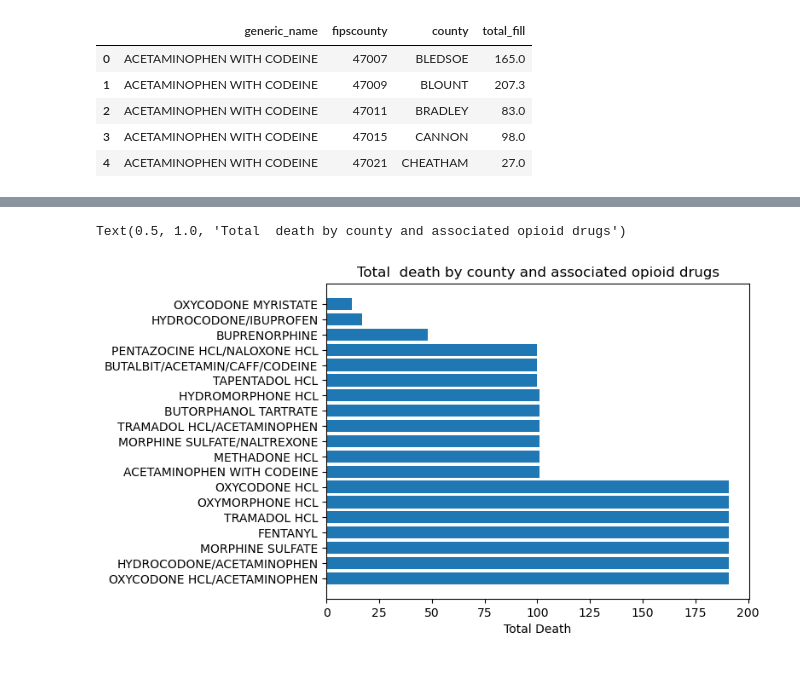
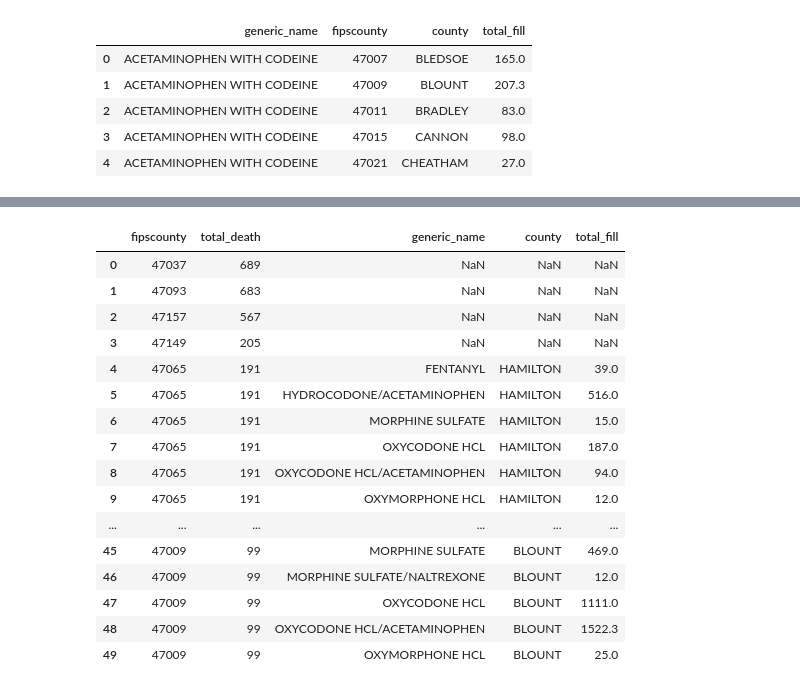
Before and after one commit to NSS-Data-Analytics-Cohort-14/prescribers-python-da14-panda_monium, a Jupyter notebook: notebooks/prescribers.ipynb, the cells around one changed output, grey strips where cells are left out. Cells and saved outputs as stored; diff of their text form; code cells hidden in the pictures.

```diff
--- a/notebooks/prescribers.ipynb
+++ b/notebooks/prescribers.ipynb
@@ -305,8 +284,27 @@ Text(0.5, 1.0, 'Total number of refill of each drug')
-# %%
-opioid_county_death = opioid_county_death.sort_values('total_death', ascending = False)
-plt.barh(opioid_county_death['generic_name'],  opioid_county_death['total_death'])
-plt.xlabel("Total Death")
-plt.title("Total  death by county and associated opioid drugs")
-# %% [output]
-Text(0.5, 1.0, 'Total  death by county and associated opioid drugs')
-[figure, removed]
+# %%
+#join the two tables to compare death by county and opioid drug usage by county
+opioid_county['fipscounty'] = opioid_county['fipscounty'].astype('int')
+opioid_county['fipscounty'] = opioid_county['fipscounty'].astype('int')
+county_opioid_death = pd.merge(left = death_county ,
+                               right = opioid_county,
+                               how = 'left',
+                               on = 'fipscounty')
+county_opioid_death.head(50)
+# %% [output]
+|  | fipscounty | total_death | generic_name | county | total_fill |
+| 0 | 47037 | 689 | NaN | NaN | NaN |
+| 1 | 47093 | 683 | NaN | NaN | NaN |
+| 2 | 47157 | 567 | NaN | NaN | NaN |
+| 3 | 47149 | 205 | NaN | NaN | NaN |
+| 4 | 47065 | 191 | FENTANYL | HAMILTON | 39.0 |
+| 5 | 47065 | 191 | HYDROCODONE/ACETAMINOPHEN | HAMILTON | 516.0 |
+| 6 | 47065 | 191 | MORPHINE SULFATE | HAMILTON | 15.0 |
+| 7 | 47065 | 191 | OXYCODONE HCL | HAMILTON | 187.0 |
+| 8 | 47065 | 191 | OXYCODONE HCL/ACETAMINOPHEN | HAMILTON | 94.0 |
+| 9 | 47065 | 191 | OXYMORPHONE HCL | HAMILTON | 12.0 |
+| ... | ... | ... | ... | ... | ... |
+| 45 | 47009 | 99 | MORPHINE SULFATE | BLOUNT | 469.0 |
+| 46 | 47009 | 99 | MORPHINE SULFATE/NALTREXONE | BLOUNT | 12.0 |
+| 47 | 47009 | 99 | OXYCODONE HCL | BLOUNT | 1111.0 |
+| 48 | 47009 | 99 | OXYCODONE HCL/ACETAMINOPHEN | BLOUNT | 1522.3 |
+| 49 | 47009 | 99 | OXYMORPHONE HCL | BLOUNT | 25.0 |
```
Also changed, not shown: parts of 11 cells of this notebook.
